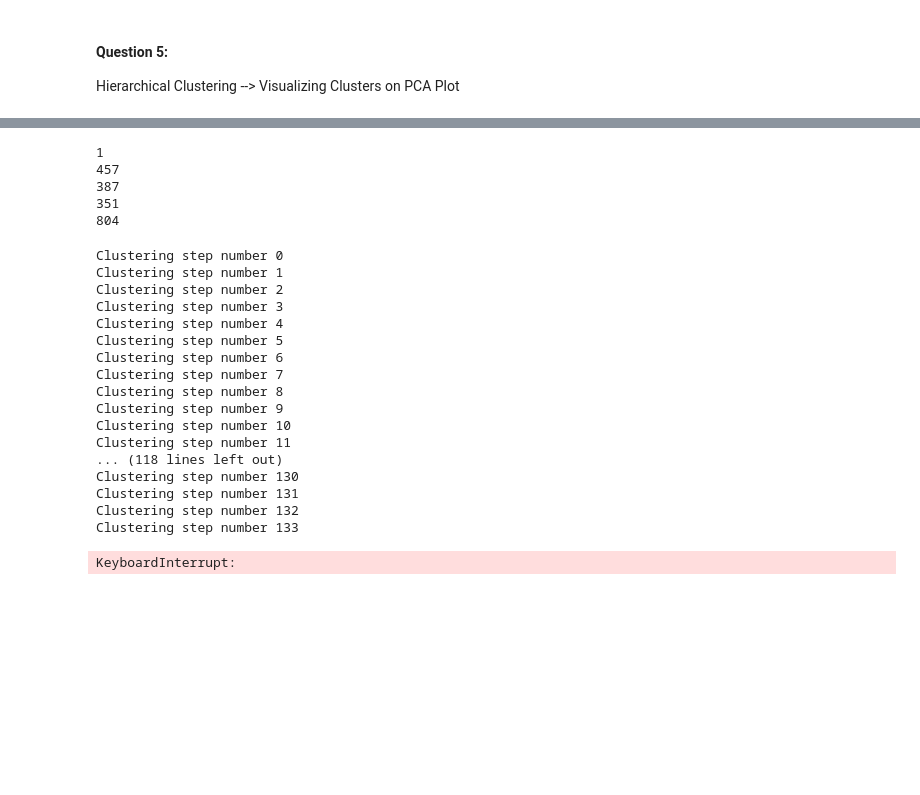
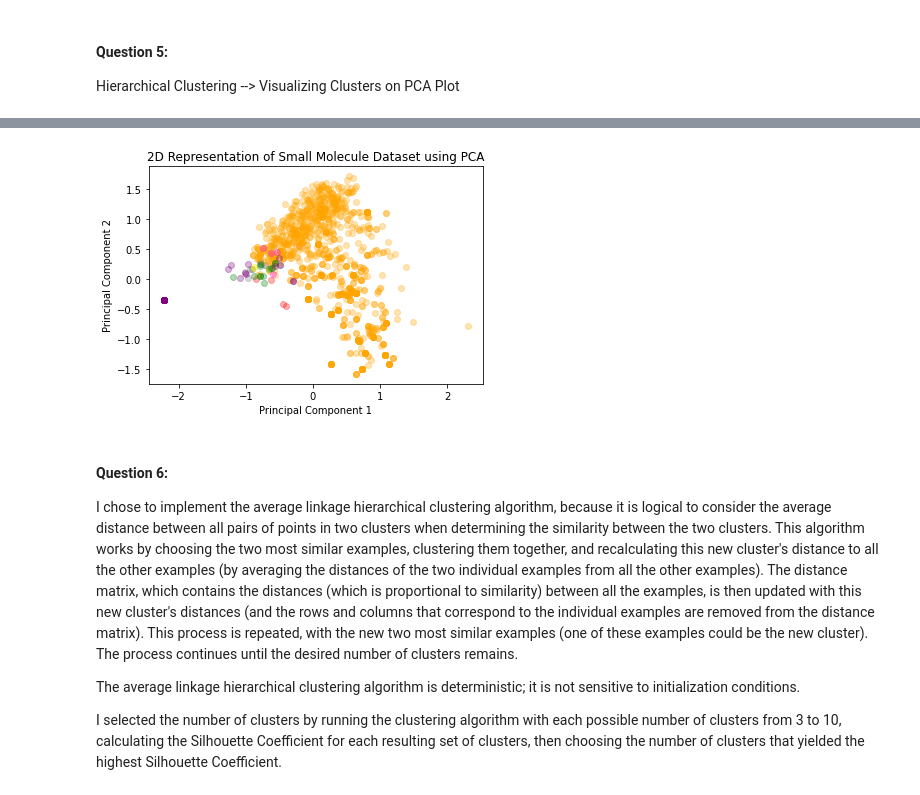
Before and after one commit to bendorr2415/Project2, a Jupyter notebook: Ben_Orr_BMI203_HW2.ipynb, the cells around one changed output, grey strips where cells are left out. Saved outputs shown, nothing was run; the diff lists cells and outputs as text; code cells hidden in the pictures; blank space fills up the shorter version.

```diff
--- a/Ben_Orr_BMI203_HW2.ipynb
+++ b/Ben_Orr_BMI203_HW2.ipynb
@@ -211,3 +188,10 @@ Clustering step number 14
+# %%
+# Now that I've determined an optimal k-value (7), I'll cluster 1500 ligands
+
+numLigands = 1500
+numClusters = 7
+
+hcclusters = hc.cluster(ligands[:numLigands], distanceMatrix, numClusters, verbose = False)
 # %%
 for cluster in hcclusters:
     print(len(cluster.ligands))
@@ -220,2 +208,0 @@ for cluster in hcclusters:
-# %%
-hcclusters = hc.cluster(ligands[:1000], distanceMatrix, numClusters=5, verbose=True)
@@ -249,2 +208,0 @@ for cluster in hcclusters:
-# %%
-hcclusters = hc.cluster(ligands[:2000], distanceMatrix, numClusters=5, verbose=True)
@@ -269,30 +208,0 @@ Clustering step number 1994
-# %%
-for cluster in hcclusters:
-    print(len(cluster.ligands))
-# %% [output]
-1
-457
-387
-351
-804
-# %%
-hcclusters = hc.cluster(ligands[:4000], distanceMatrix, numClusters=5, verbose=True)
-# %% [output]
-Clustering step number 0
-Clustering step number 1
-Clustering step number 2
-Clustering step number 3
-Clustering step number 4
-Clustering step number 5
-Clustering step number 6
-Clustering step number 7
-Clustering step number 8
-Clustering step number 9
-Clustering step number 10
-Clustering step number 11
-... (118 lines left out)
-Clustering step number 130
-Clustering step number 131
-Clustering step number 132
-Clustering step number 133
-KeyboardInterrupt:
@@ -301,0 +209,35 @@ for cluster in hcclusters:
+# %%
+i = 0
+colors = ['grey', 'yellow', 'red', 'orange', 'green', 'magenta', 'purple', 'black', 'blue', 'cyan']
+
+x = [ligand.bitstring for ligand in ligands]
+x = np.array(x)
+
+pca = PCA(n_components=2)
+pca.fit(x)
+#print(pca.singular_values_)
+x = pca.transform(x)
+
+for cluster in hcclusters:
+    pc1 = []
+    pc2 = []
+    for ligand in cluster.ligands:
+        pc1.append(x[ligand.ligandIndex, 0])
+        pc2.append(x[ligand.ligandIndex, 1])
+    plt.scatter(pc1, pc2, color=colors[i], alpha=0.3)
+    i+=1
+
+plt.title('2D Representation of Small Molecule Dataset using PCA')
+plt.xlabel('Principal Component 1')
+plt.ylabel('Principal Component 2')
+plt.show()
+# %% [output]
+[figure, added]
+# %% [markdown]
+#### Question 6:
+
+I chose to implement the average linkage hierarchical clustering algorithm, because it is logical to consider the average distance between all pairs of points in two clusters when determining the similarity between the two clusters. This algorithm works by choosing the two most similar examples, clustering them together, and recalculating this new cluster's distance to all the other examples (by averaging the distances of the two individual examples from all the other examples). The distance matrix, which contains the distances (which is proportional to similarity) between all the examples, is then updated with this new cluster's distances (and the rows and columns that correspond to the individual examples are removed from the distance matrix). This process is repeated, with the new two most similar examples (one of these examples could be the new cluster). The process continues until the desired number of clusters remains.
+
+The average linkage hierarchical clustering algorithm is deterministic; it is not sensitive to initialization conditions.
+
+I selected the number of clusters by running the clustering algorithm with each possible number of clusters from 3 to 10, calculating the Silhouette Coefficient for each resulting set of clusters, then choosing the number of clusters that yielded the highest Silhouette Coefficient.
```
Also changed, not shown: parts of 49 cells of this notebook.
